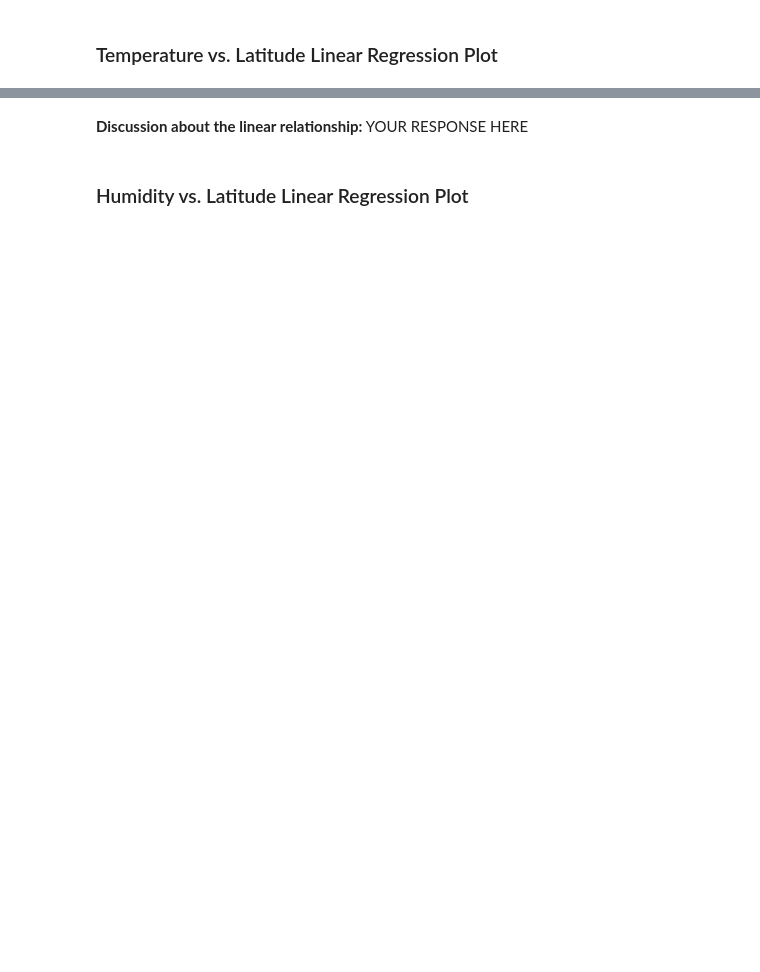
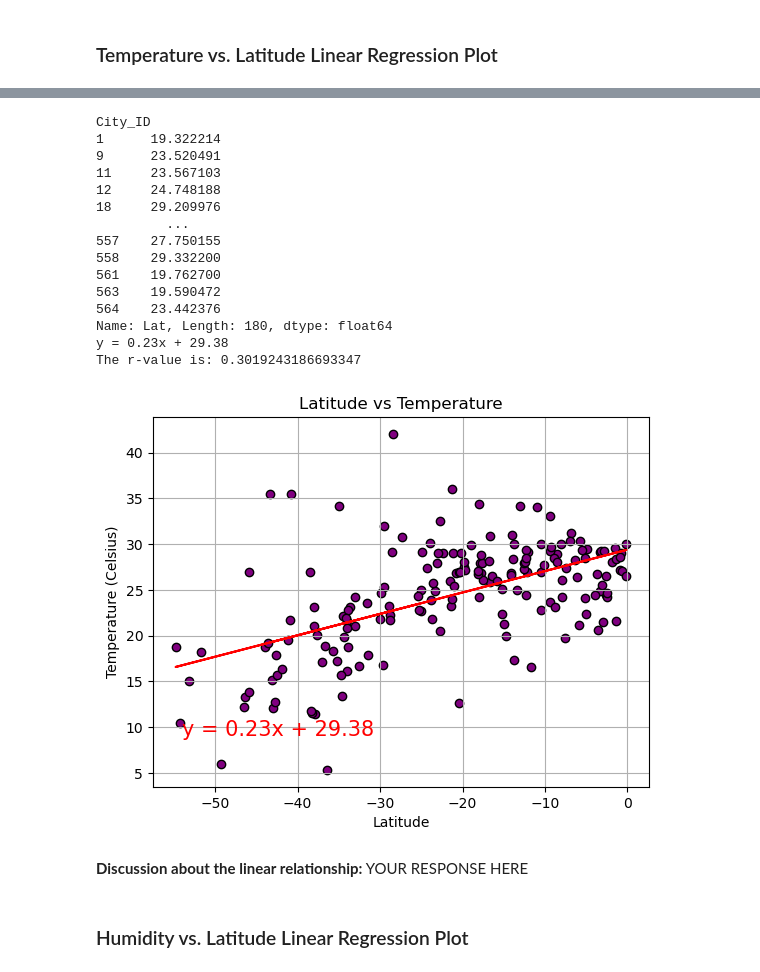
Before and after one commit to amydohlin/python-api-challenge, a Jupyter notebook: starter_code/WeatherPy.ipynb, the cells around one changed output, grey strips where cells are left out. Saved outputs shown, nothing was run; the diff lists cells and outputs as text; code cells hidden in the pictures; blank space fills up the shorter version.

```diff
--- a/starter_code/WeatherPy.ipynb
+++ b/starter_code/WeatherPy.ipynb
@@ -488,3 +442,32 @@ The r-value is: 0.3327777308215316
+# %%
+# Linear regression on Southern Hemisphere
+
+# Define the x and y values for the formula
+x_values = southern_hemi_df["Lat"]
+y_values = southern_hemi_df["Max Temp"]
+
+xmin = int(x_values.min() + 0.5)
+ymin = int(y_values.min() + 0.5) + 4
+
+# Calculate and show the plot with linear regression using the previously defined function.
+lin_regr(x_values,y_values, "Latitude", "Temperature (Celsius)", "Latitude vs Temperature")
+# %% [output]
+City_ID
+1      19.322214
+9      23.520491
+11     23.567103
+12     24.748188
+18     29.209976
+         ...
+557    27.750155
+558    29.332200
+561    19.762700
+563    19.590472
+564    23.442376
+Name: Lat, Length: 180, dtype: float64
+y = 0.23x + 29.38
+The r-value is: 0.3019243186693347
+[figure, added]
 # %% [markdown]
 **Discussion about the linear relationship:** YOUR RESPONSE HERE
 # %% [markdown]
```
Also changed, not shown: parts of 29 cells of this notebook, 6 other files.
